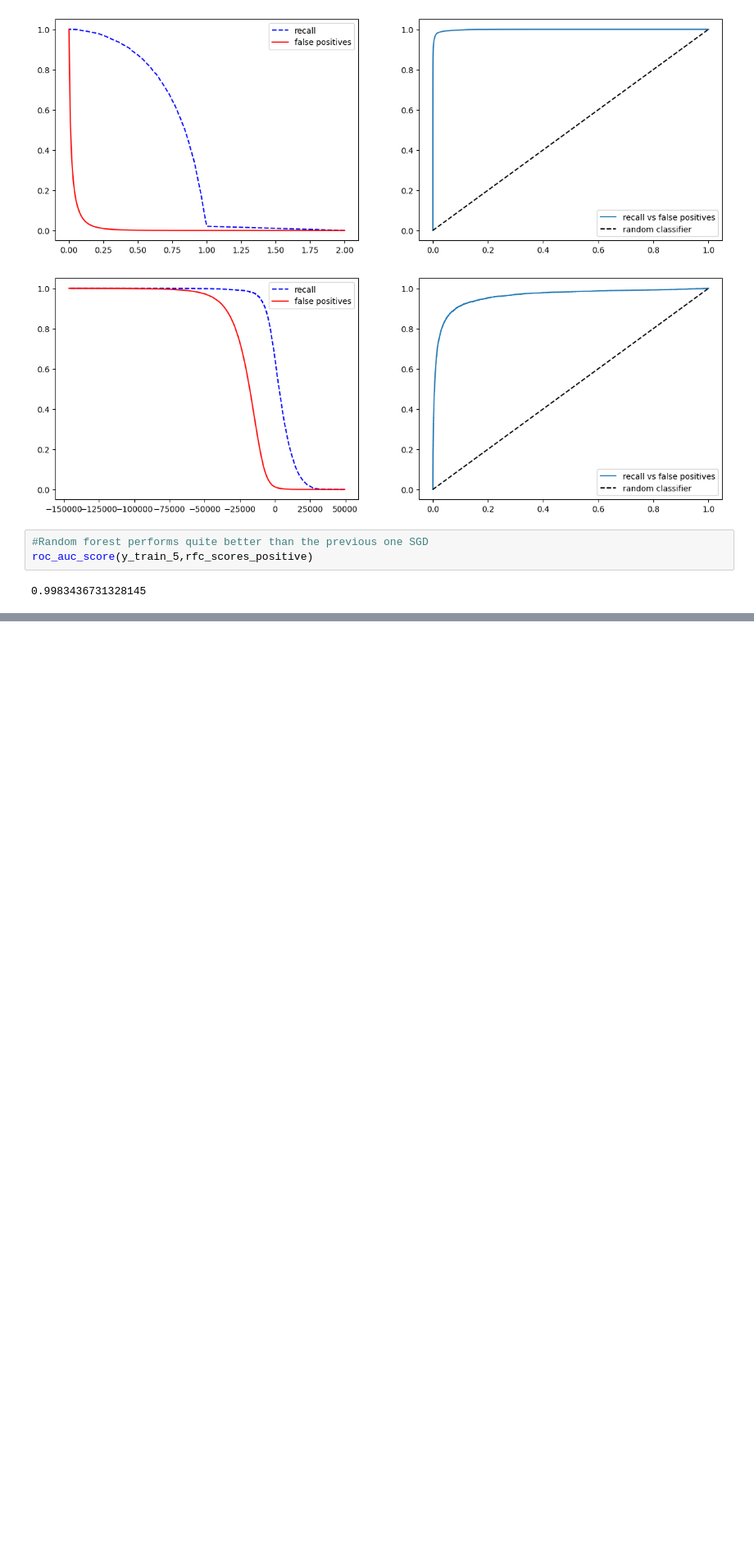
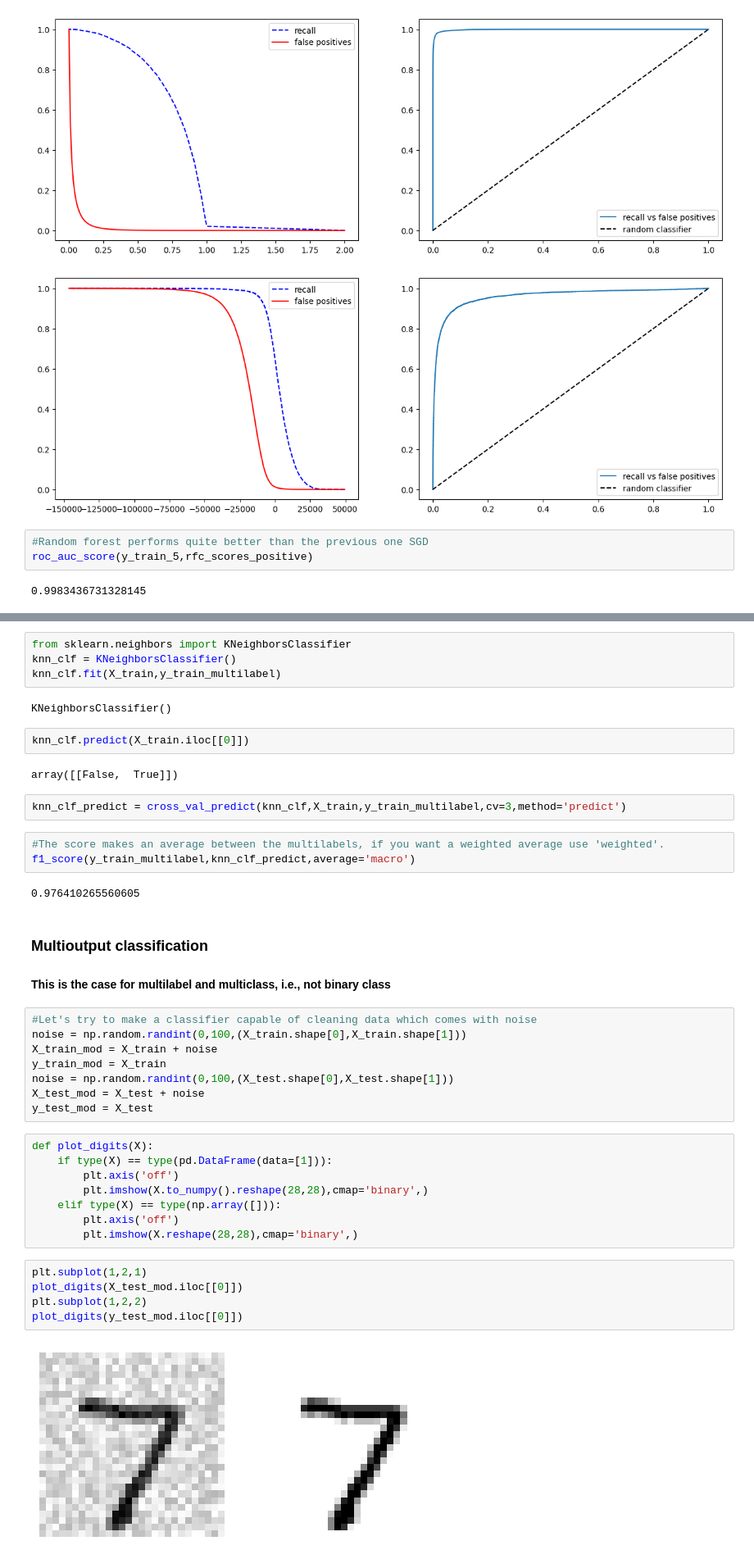
Before and after one commit to danigallart/Classification_practice, a Jupyter notebook: Classification.ipynb, the cells around one changed output, grey strips where cells are left out. Shown: that part at 82% size. Drawn from its saved outputs; the diff is of its cells as text; blank space fills up the shorter version.

```diff
--- a/Classification.ipynb
+++ b/Classification.ipynb
@@ -254,0 +374,43 @@ ValueError: Classification metrics can't handle a mix of binary and continuous-m
+# %%
+from sklearn.neighbors import KNeighborsClassifier
+knn_clf = KNeighborsClassifier()
+knn_clf.fit(X_train,y_train_multilabel)
+# %% [output]
+KNeighborsClassifier()
+# %%
+knn_clf.predict(X_train.iloc[[0]])
+# %% [output]
+array([[False,  True]])
+# %%
+knn_clf_predict = cross_val_predict(knn_clf,X_train,y_train_multilabel,cv=3,method='predict')
+# %%
+#The score makes an average between the multilabels, if you want a weighted average use 'weighted'.
+f1_score(y_train_multilabel,knn_clf_predict,average='macro')
+# %% [output]
+0.976410265560605
+# %% [markdown]
+### Multioutput classification
+#### This is the case for multilabel and multiclass, i.e., not binary class
+# %%
+#Let's try to make a classifier capable of cleaning data which comes with noise
+noise = np.random.randint(0,100,(X_train.shape[0],X_train.shape[1]))
+X_train_mod = X_train + noise
+y_train_mod = X_train
+noise = np.random.randint(0,100,(X_test.shape[0],X_test.shape[1]))
+X_test_mod = X_test + noise
+y_test_mod = X_test
+# %%
+def plot_digits(X):
+    if type(X) == type(pd.DataFrame(data=[1])):
+        plt.axis('off')
+        plt.imshow(X.to_numpy().reshape(28,28),cmap='binary',)
+    elif type(X) == type(np.array([])):
+        plt.axis('off')
+        plt.imshow(X.reshape(28,28),cmap='binary',)
+# %%
+plt.subplot(1,2,1)
+plot_digits(X_test_mod.iloc[[0]])
+plt.subplot(1,2,2)
+plot_digits(y_test_mod.iloc[[0]])
+# %% [output]
+[figure, added]
```
Also changed, not shown: parts of 24 cells of this notebook.
